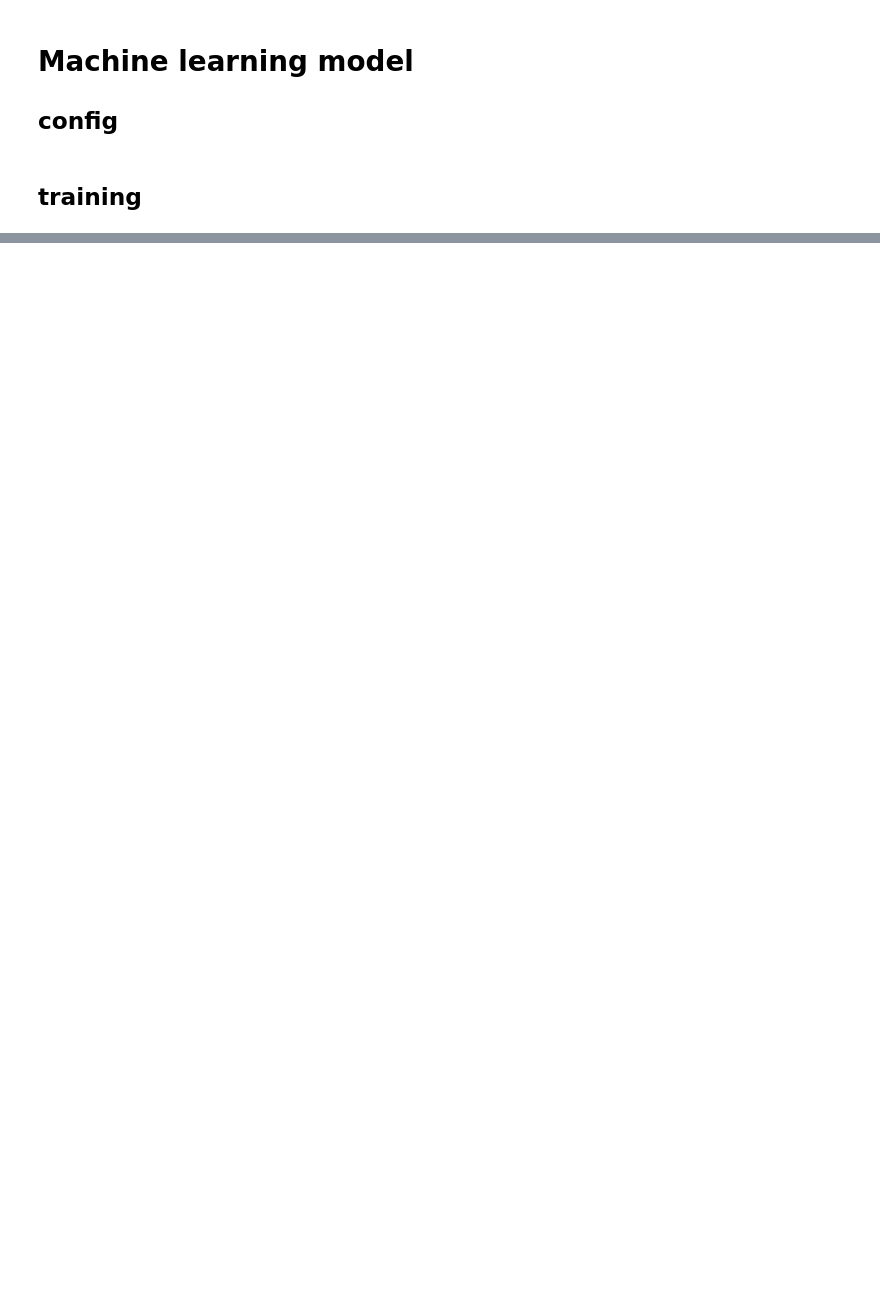
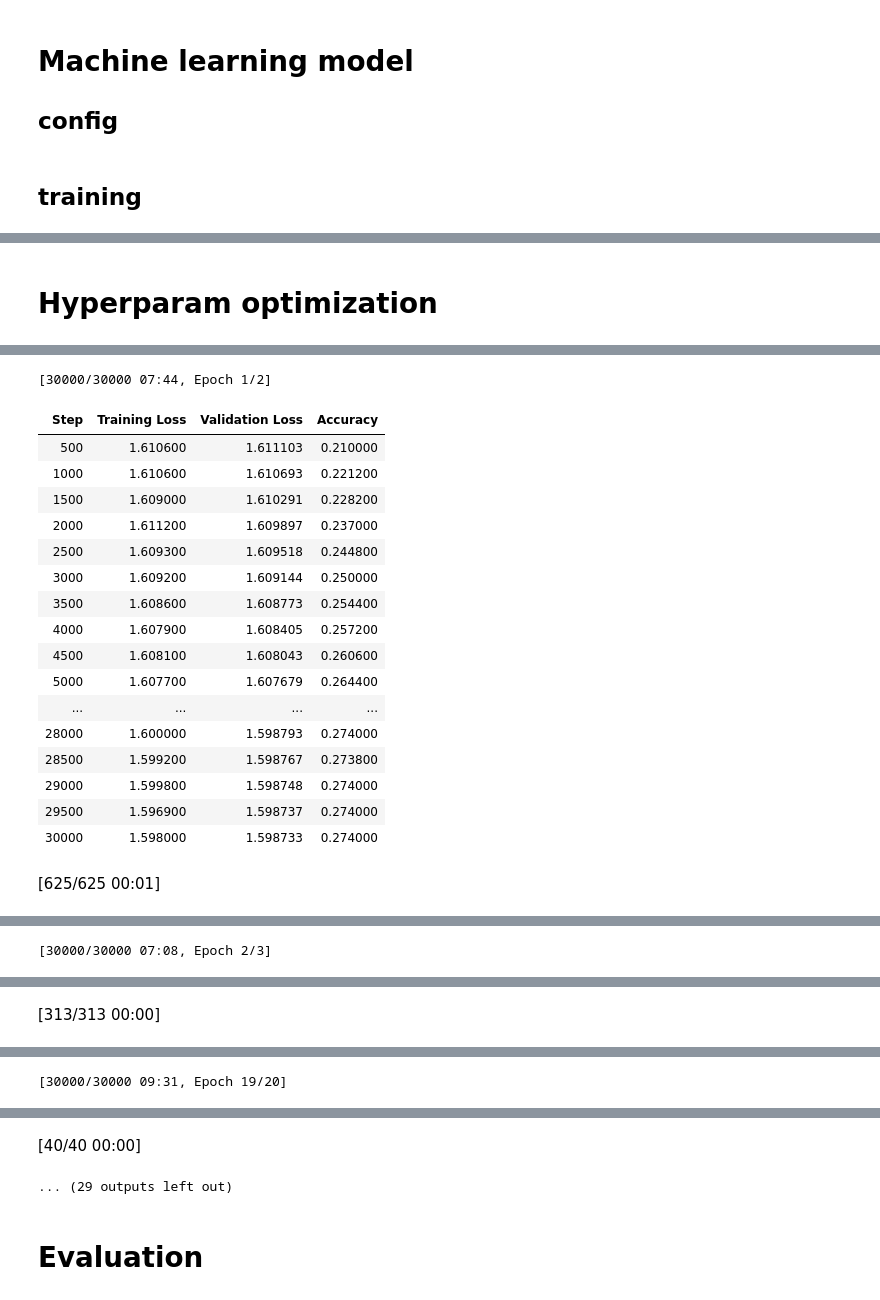
Before and after one commit to Iispar/review-summary-API, a Jupyter notebook: model.ipynb, the cells around one changed output, grey strips where cells are left out. Saved outputs shown, nothing was run; the diff lists cells and outputs as text; code cells hidden in the pictures; blank space fills up the shorter version.

```diff
--- a/model.ipynb
+++ b/model.ipynb
@@ -230,0 +248,48 @@ trainer.train();
+# %% [markdown]
+# Hyperparam optimization
+# %%
+# Used optuna for optimization
+
+def objective(trial):
+    # Define the search space for hyperparameters
+    learning_rate = trial.suggest_float("learning_rate", 1e-7, 1e-3, log=True)
+    batch_size = trial.suggest_categorical("batch_size", [8, 16, 64, 128])
+    epochs=trial.suggest_int('num_train_epochs', low = 2,high = 6),
+
+    # params
+    trainer_args = transformers.TrainingArguments(
+        output_dir="reviews_basic",
+        evaluation_strategy = "steps",
+        logging_strategy = "steps",
+        eval_steps = 500,
+        logging_steps = 500,
+        learning_rate = learning_rate,
+        max_steps = 30000, # should reach the best result with 30000 steps and eval 500...
+        load_best_model_at_end = True,
+        per_device_train_batch_size = batch_size,
+        per_device_eval_batch_size = batch_size,
+        num_train_epochs = epochs,
+    )
+
+    # the model again
+    mlp = MLP(mlp_config)
+
+    # train the model
+    trainer = transformers.Trainer(
+        model = mlp,
+        args = trainer_args,
+        train_dataset = dset_tokenized["train"],
+        eval_dataset = dset_tokenized["validation"],
+        compute_metrics = compute_accuracy,
+        data_collator = collator,
+        callbacks = [early_stopping]
+    )
+
+    trainer.train() # train it again
+    eval_results = trainer.evaluate() # get results
+    return eval_results["eval_accuracy"] # return the best result.
+
+# call the optimization
+study = optuna.create_study(direction="maximize")
+study.optimize(objective, n_trials=10)
+# %% [output]
@@ -230,0 +297,19 @@ trainer.train();
+[30000/30000 07:44, Epoch 1/2]
+| Step | Training Loss | Validation Loss | Accuracy |
+| 500 | 1.610600 | 1.611103 | 0.210000 |
+| 1000 | 1.610600 | 1.610693 | 0.221200 |
+| 1500 | 1.609000 | 1.610291 | 0.228200 |
+| 2000 | 1.611200 | 1.609897 | 0.237000 |
+| 2500 | 1.609300 | 1.609518 | 0.244800 |
+| 3000 | 1.609200 | 1.609144 | 0.250000 |
+| 3500 | 1.608600 | 1.608773 | 0.254400 |
+| 4000 | 1.607900 | 1.608405 | 0.257200 |
+| 4500 | 1.608100 | 1.608043 | 0.260600 |
+| 5000 | 1.607700 | 1.607679 | 0.264400 |
+| ... | ... | ... | ... |
+| 28000 | 1.600000 | 1.598793 | 0.274000 |
+| 28500 | 1.599200 | 1.598767 | 0.273800 |
+| 29000 | 1.599800 | 1.598748 | 0.274000 |
+| 29500 | 1.596900 | 1.598737 | 0.274000 |
+| 30000 | 1.598000 | 1.598733 | 0.274000 |
+[625/625 00:01]
@@ -230,0 +317 @@ trainer.train();
+[30000/30000 07:08, Epoch 2/3]
@@ -230,0 +335 @@ trainer.train();
+[313/313 00:00]
@@ -230,0 +337 @@ trainer.train();
+[30000/30000 09:31, Epoch 19/20]
@@ -230,0 +355,4 @@ trainer.train();
+[40/40 00:00]
+... (29 outputs left out)
+# %% [markdown]
+# Evaluation
```
Also changed, not shown: parts of 19 cells of this notebook.
